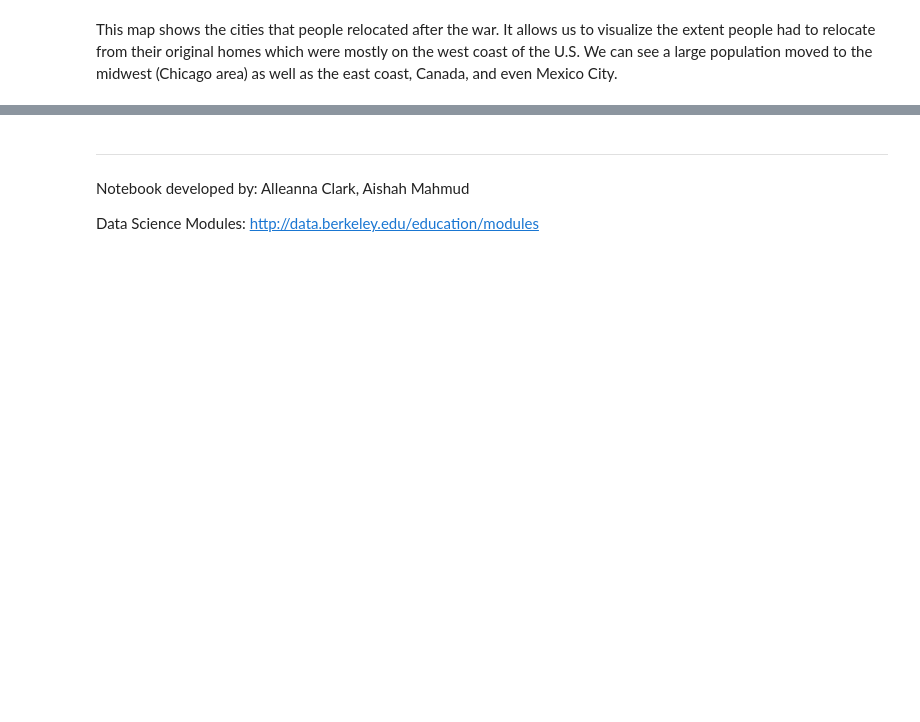
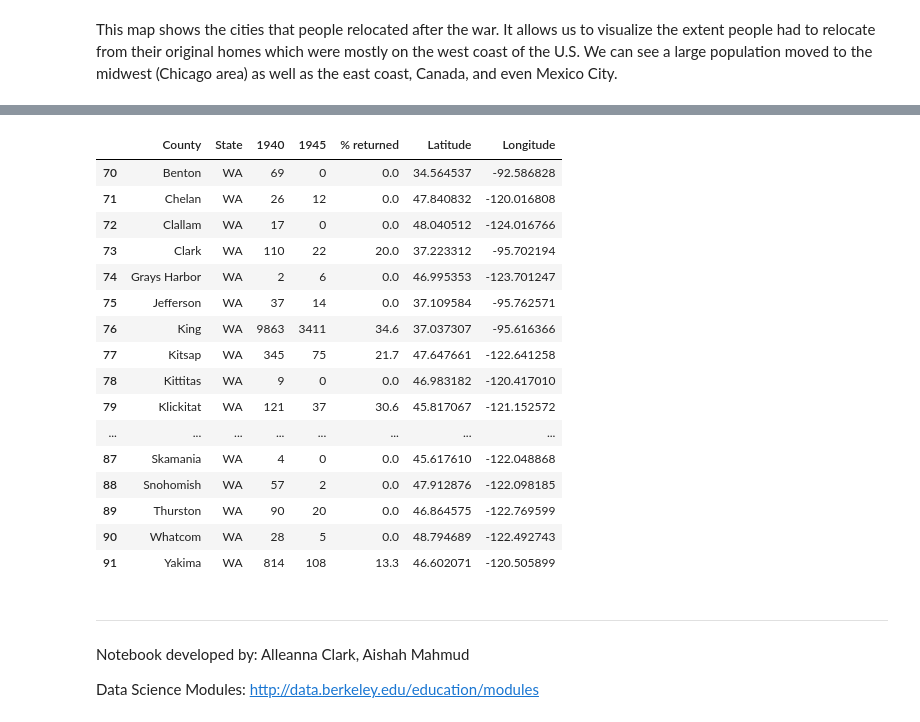
Before and after one commit to ds-modules/colwrit-r4b, a Jupyter notebook: Japanese-Internment-notebook.ipynb, the cells around one changed output, grey strips where cells are left out. Saved outputs shown, nothing was run; the diff lists cells and outputs as text; code cells hidden in the pictures; blank space fills up the shorter version.

```diff
--- a/Japanese-Internment-notebook.ipynb
+++ b/Japanese-Internment-notebook.ipynb
@@ -269,3 +323,23 @@ m
+# %%
+population1940_1945[population1940_1945['State'] == 'WA']
+# %% [output]
+|  | County | State | 1940 | 1945 | % returned | Latitude | Longitude |
+| 70 | Benton | WA | 69 | 0 | 0.0 | 34.564537 | -92.586828 |
+| 71 | Chelan | WA | 26 | 12 | 0.0 | 47.840832 | -120.016808 |
+| 72 | Clallam | WA | 17 | 0 | 0.0 | 48.040512 | -124.016766 |
+| 73 | Clark | WA | 110 | 22 | 20.0 | 37.223312 | -95.702194 |
+| 74 | Grays Harbor | WA | 2 | 6 | 0.0 | 46.995353 | -123.701247 |
+| 75 | Jefferson | WA | 37 | 14 | 0.0 | 37.109584 | -95.762571 |
+| 76 | King | WA | 9863 | 3411 | 34.6 | 37.037307 | -95.616366 |
+| 77 | Kitsap | WA | 345 | 75 | 21.7 | 47.647661 | -122.641258 |
+| 78 | Kittitas | WA | 9 | 0 | 0.0 | 46.983182 | -120.417010 |
+| 79 | Klickitat | WA | 121 | 37 | 30.6 | 45.817067 | -121.152572 |
+| ... | ... | ... | ... | ... | ... | ... | ... |
+| 87 | Skamania | WA | 4 | 0 | 0.0 | 45.617610 | -122.048868 |
+| 88 | Snohomish | WA | 57 | 2 | 0.0 | 47.912876 | -122.098185 |
+| 89 | Thurston | WA | 90 | 20 | 0.0 | 46.864575 | -122.769599 |
+| 90 | Whatcom | WA | 28 | 5 | 0.0 | 48.794689 | -122.492743 |
+| 91 | Yakima | WA | 814 | 108 | 13.3 | 46.602071 | -120.505899 |
 # %% [markdown]
 ---
 Notebook developed by: Alleanna Clark, Aishah Mahmud
```
Also changed, not shown: parts of 7 cells of this notebook.
